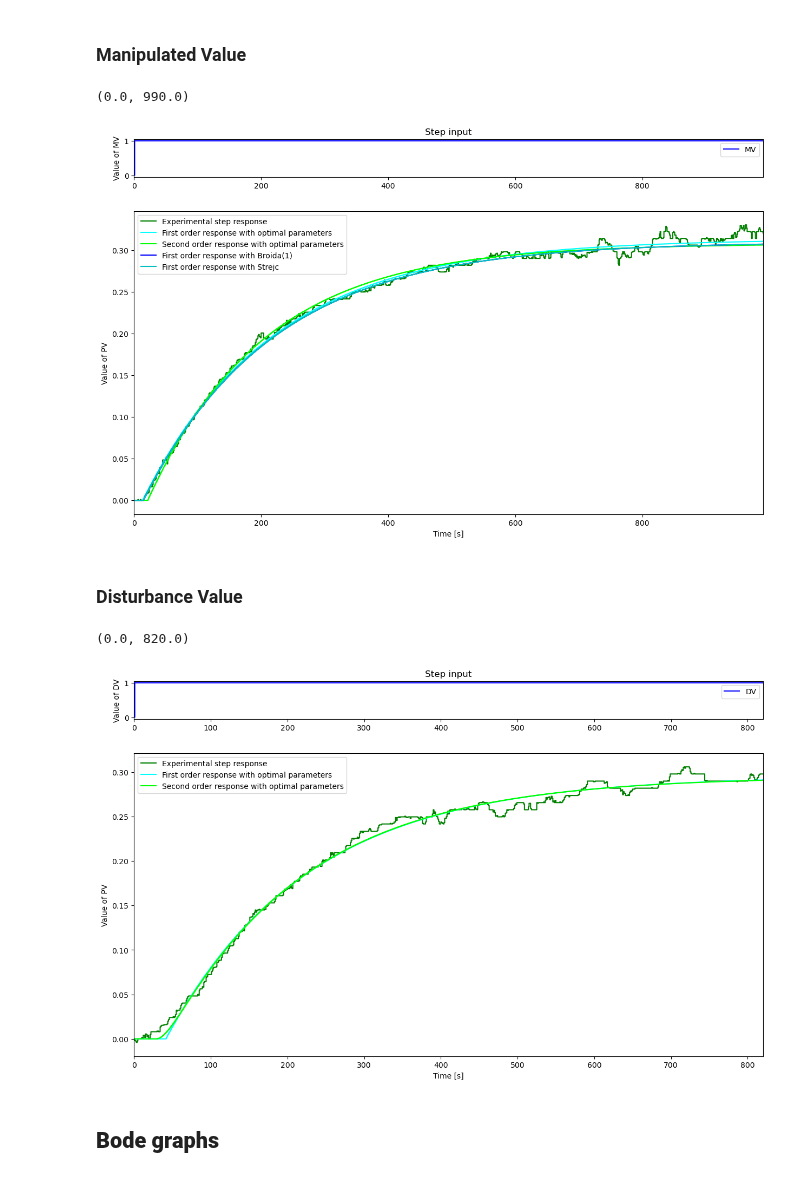
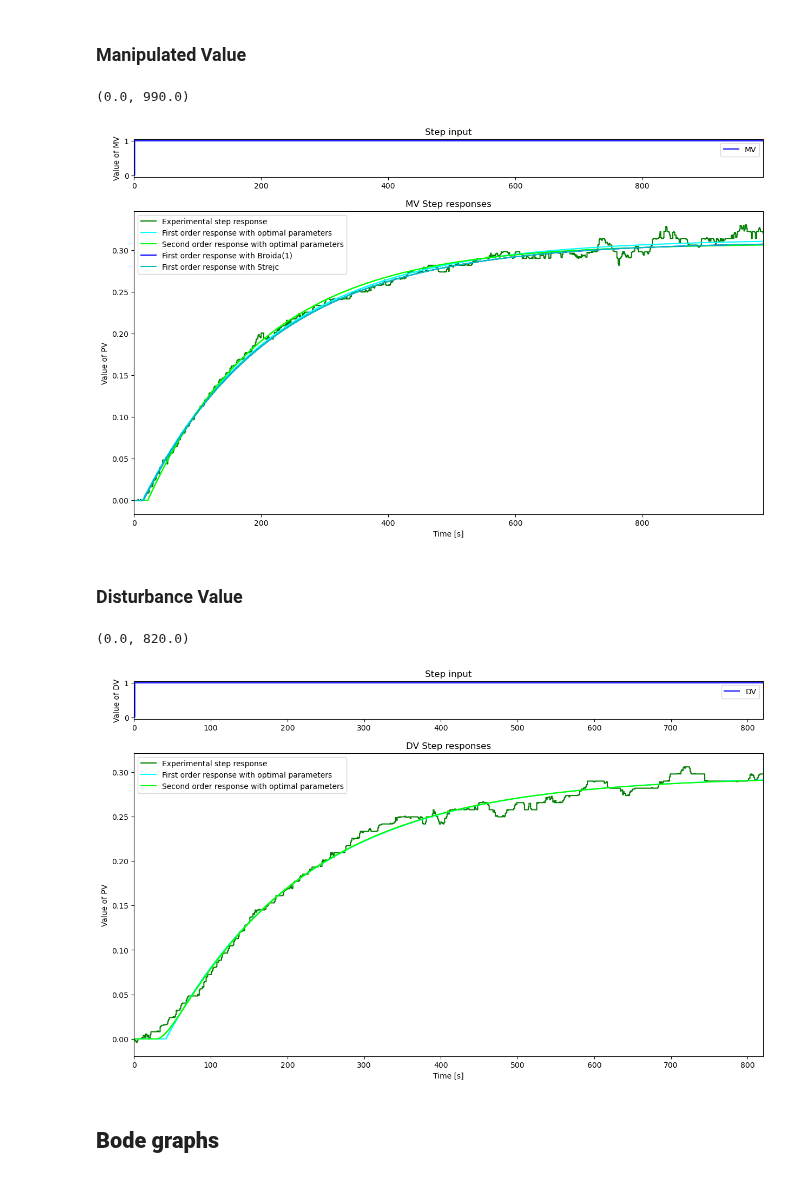
Before and after one commit to sstav0/Lab_Control_Theory, a Jupyter notebook: Simulation_OLP.ipynb, the cells around one changed output. Saved outputs shown, nothing was run; the diff lists cells and outputs as text; code cells hidden in the pictures.

```diff
--- a/Simulation_OLP.ipynb
+++ b/Simulation_OLP.ipynb
@@ -169,26 +169,27 @@ Stretjc : order = 1, T = 204.6, theta = 13.4
 # %%
 fig, axs = plt.subplots(2, 1, figsize=(15, 9), gridspec_kw={'height_ratios': [1, 8]})
 
 axs[0].step(tm, MVm, 'b-', label='MV', where='post')
 axs[0].set_ylabel('Value of MV')
 axs[0].set_title('Step input')
 axs[0].legend(loc='best')
 axs[0].set_xlim([0, np.max(tm)])
 
 axs[1].step(tm, PVm, 'g-', label='Experimental step response', where='post')
 axs[1].step(tm, PV_OMV_FOPDT, 'cyan', label='First order response with optimal parameters', where='post')
 axs[1].step(tm, PV_OMV_SOPDT, 'lime', label='Second order response with optimal parameters', where='post')
 axs[1].step(tm, PV_B1, 'b-', label='First order response with Broida(1)', where='post')
 #axs[1].step(tm, PV_B2, 'k-', label='First order response with Broida(2)', where='post')
 #axs[1].step(tm, PV_G, 'r-', label='Second order response with van der Grinten', where='post')
 axs[1].step(tm, PV_S, 'c-', label='First order response with Strejc', where='post')
 axs[1].set_ylabel('Value of PV')
 axs[1].set_xlabel('Time [s]')
+axs[1].set_title('MV Step responses')
 axs[1].legend(loc='best')
 axs[1].set_xlim([0, np.max(tm)])
 # %% [output]
 (0.0, 990.0)
-[figure, old version]
+[figure, new version]
 # %% [markdown]
 ### Disturbance Value
 # %%
@@ -205,11 +206,12 @@ axs[1].step(tm_DV, PV_ODV_FOPDT, 'cyan', label='First order response with optima
 axs[1].step(tm_DV, PV_ODV_SOPDT, 'lime', label='Second order response with optimal parameters', where='post')
 axs[1].set_ylabel('Value of PV')
 axs[1].set_xlabel('Time [s]')
+axs[1].set_title('DV Step responses')
 axs[1].legend(loc='best')
 axs[1].set_xlim([0, np.max(tm_DV)])
 # %% [output]
 (0.0, 820.0)
-[figure, old version]
+[figure, new version]
 # %% [markdown]
 ## **Bode graphs**
 # %% [markdown]
```
Also changed, not shown: parts of 3 cells of this notebook.
